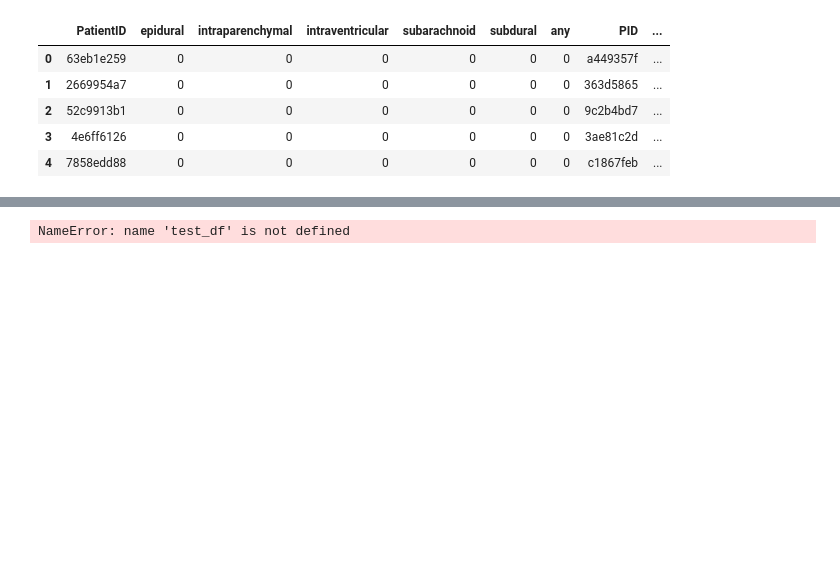
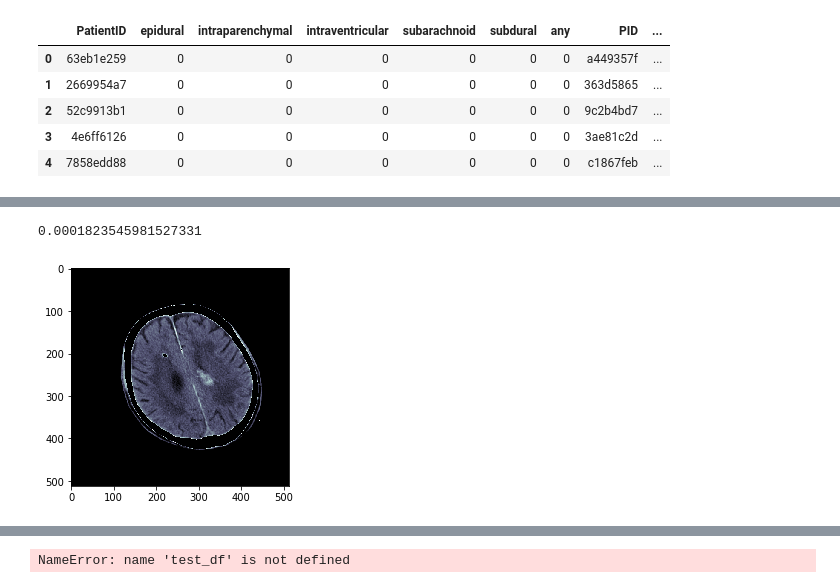
Before and after one commit to nosound2/RSNA-Hemorrhage, a Jupyter notebook: Production/Draft.ipynb, the cells around one changed output, grey strips where cells are left out. Cells and saved outputs as stored; diff of their text form; code cells hidden in the pictures; blank space fills up the shorter version.

```diff
--- a/Production/Draft.ipynb
+++ b/Production/Draft.ipynb
@@ -277,0 +664,4 @@ train_df.head()
+# %%
+123/train_df.shape[0]
+# %% [output]
+0.0001823545981527331
@@ -277,0 +673,4 @@ train_df.head()
+# %%
+_=plt.imshow(px,cmap=plt.cm.bone)
+# %% [output]
+[figure, added]
```
Also changed, not shown: parts of 43 cells of this notebook, 26 other files.
